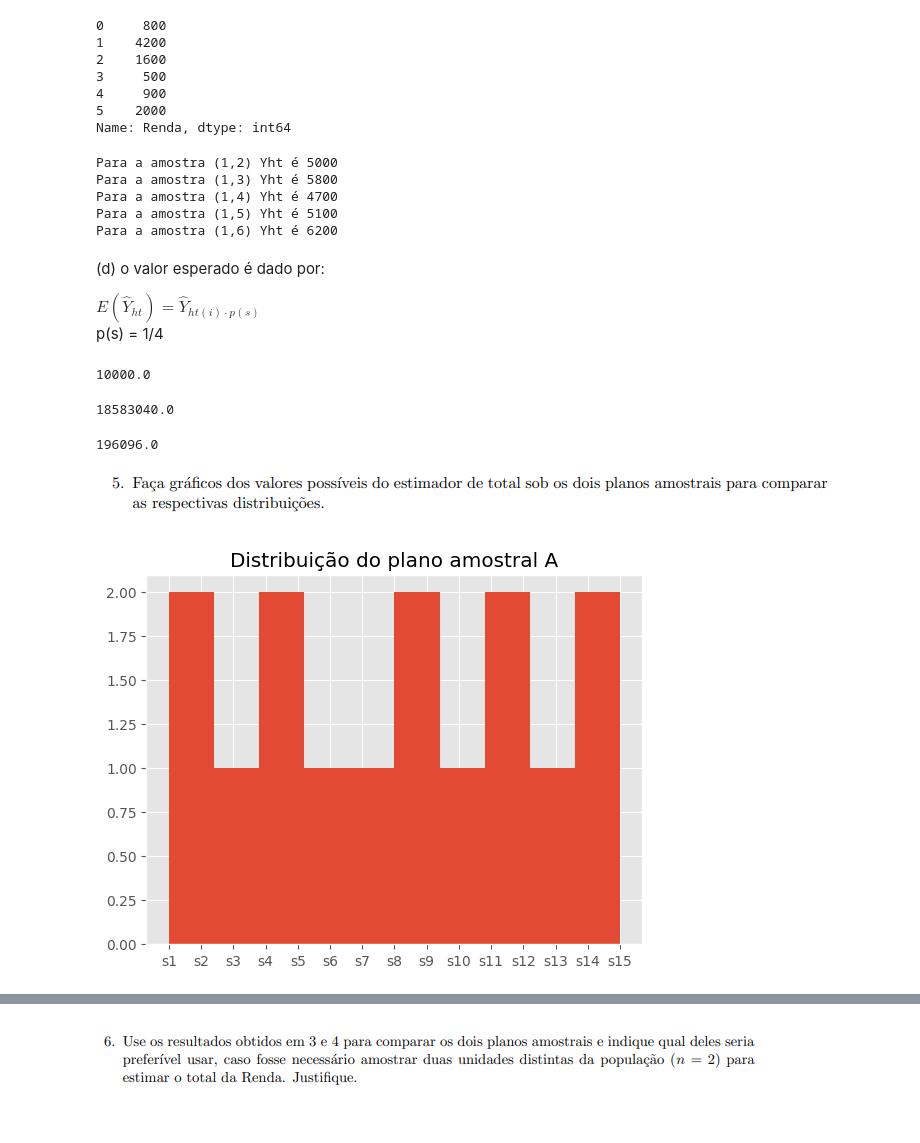
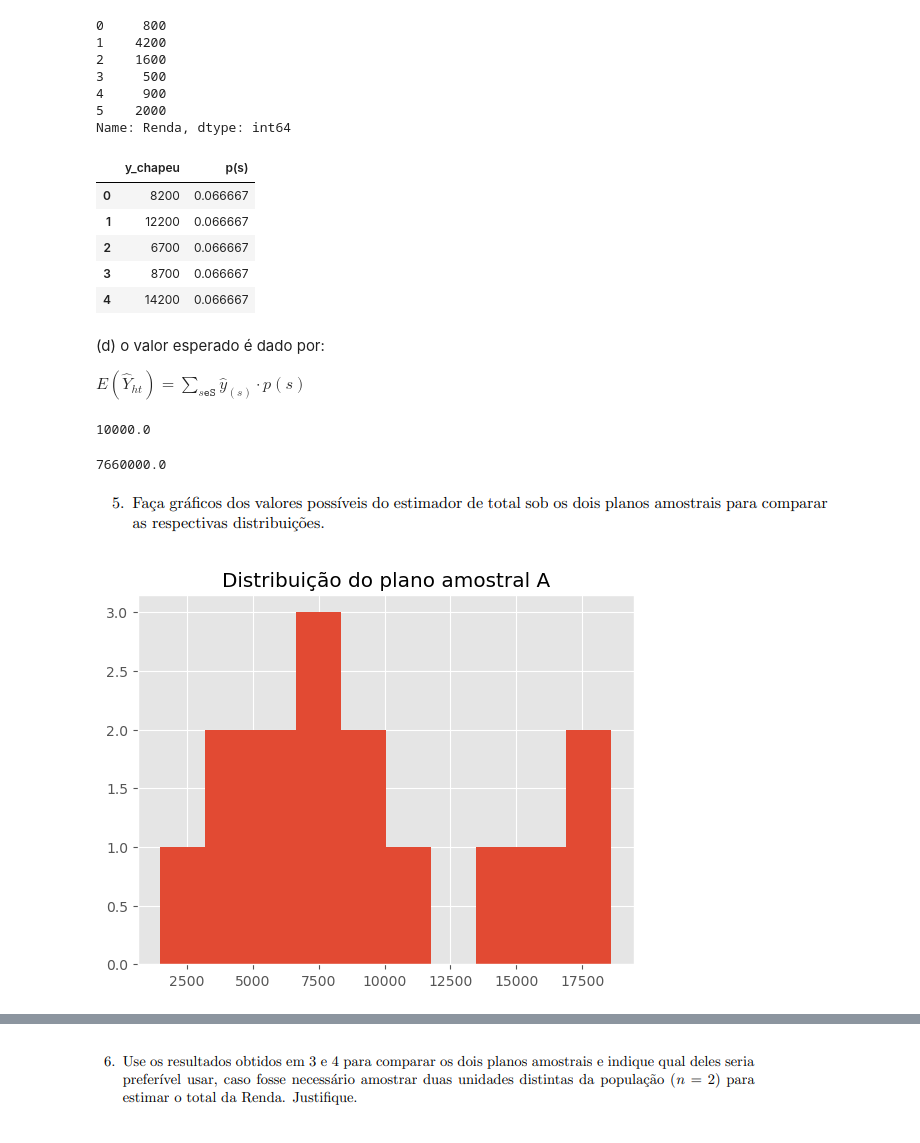
Before and after one commit to jouaraujo/trabalho1_amostragem, a Jupyter notebook: trabalho.ipynb, the cells around one changed output, grey strips where cells are left out. Cells and saved outputs as stored; diff of their text form; code cells hidden in the pictures.

```diff
--- a/trabalho.ipynb
+++ b/trabalho.ipynb
@@ -150,0 +102,10 @@ Para a amostra (5,6) Yht é 8700.0
+# %%
+df_s = pd.DataFrame(
+    {
+        'y_chapeu' : [1_500, 7_200, 3_900, 5_100, 8_400, 17_400, 14_100, 15_300, 18_600, 6_300, 7_500, 10_800, 4_200, 7_500, 8_700],
+        'p(s)' : [1/15, 1/15, 1/15, 1/15, 1/15, 1/15, 1/15, 1/15, 1/15, 1/15, 1/15, 1/15, 1/15, 1/15, 1/15]
+    }
+)
+
+df_s
+df_s
@@ -201,45 +171,36 @@ df.Renda
 4     900
 5    2000
 Name: Renda, dtype: int64
-# %%
-s1_b = (800 + 4200)
-s2_b = (4200 + 1600)
-s3_b = (4200 + 500)
-s4_b = (4200 + 900)
-s5_b = (4200 + 2000)
-
-print(f'Para a amostra (1,2) Yht é {s1_b}')
-print(f'Para a amostra (1,3) Yht é {s2_b}')
-print(f'Para a amostra (1,4) Yht é {s3_b}')
-print(f'Para a amostra (1,5) Yht é {s4_b}')
-print(f'Para a amostra (1,6) Yht é {s5_b}')
-# %% [output]
-Para a amostra (1,2) Yht é 5000
-Para a amostra (1,3) Yht é 5800
-Para a amostra (1,4) Yht é 4700
-Para a amostra (1,5) Yht é 5100
-Para a amostra (1,6) Yht é 6200
+# %%
+df_s_B = pd.DataFrame(
+    {
+        'y_chapeu' : [8_200, 12_200, 6_700, 8_700, 14200],
+        'p(s)' : [1/15, 1/15, 1/15, 1/15, 1/15]
+    }
+)
+
+df_s_B
+# %% [output]
+|  | y_chapeu | p(s) |
+| 0 | 8200 | 0.066667 |
+| 1 | 12200 | 0.066667 |
+| 2 | 6700 | 0.066667 |
+| 3 | 8700 | 0.066667 |
+| 4 | 14200 | 0.066667 |
 # %% [markdown]
 (d) o valor esperado é dado por:
 
-$E\left(\hat{Y}_{ht}\right) = \hat{Y}_{ht(i)\cdot p(s)}$ \
-p(s) = 1/4
+$E\left(\hat{Y}_{ht}\right) = \sum_{s\mathtt{eS}}\hat{y}_{(s)}\cdot p(s)$
-# %%
-primeiro_momento_b = (s1_b*(1/5)) + (s2_b*(1)) + (s3_b*(1/5)) + (s4_b*(1/5)) + (s5_b*(1/5))
-
-primeiro_momento_b
-# %% [output]
-10000.0
-# %%
-segundo_momento_b = (s1_b**2*(1/5)) + (s2_b**2*(1/5)) + (s3_b**2*(1/5)) + (s4_b**2*(1/5)) + (s5_b**2*(1/5))
-
-segundo_momento_b
-# %% [output]
-18583040.0
-# %%
-var_b = segundo_momento_b - primeiro_momento_b**2
-var_b
-# %% [output]
-196096.0
+# %%
+primeiro_momento_b = 1/5 * (8200 + 12200 + 6700 + 8700 + 14200)
+
+primeiro_momento_b
+# %% [output]
+10000.0
+# %%
+variancia_B = 1/5 * ((8200 - 10000)**2 + (12200 - 10000)**2 + (6700 - 10000)**2 + (8700 - 10000)**2 + (14200 - 10000)**2)
+variancia_B
+# %% [output]
+7660000.0
 # %% [markdown]
 ![6.png](attachment:6.png)
@@ -252,6 +207,6 @@ plano_amostral_A = pd.Series(
 # %%
-plano_amostral_A.hist()
+df_s['y_chapeu'].hist()
 plt.title('Distribuição do plano amostral A')
 plt.show()
 # %% [output]
-[figure, old version]
+[figure, new version]
```
Also changed, not shown: parts of 18 cells of this notebook.
